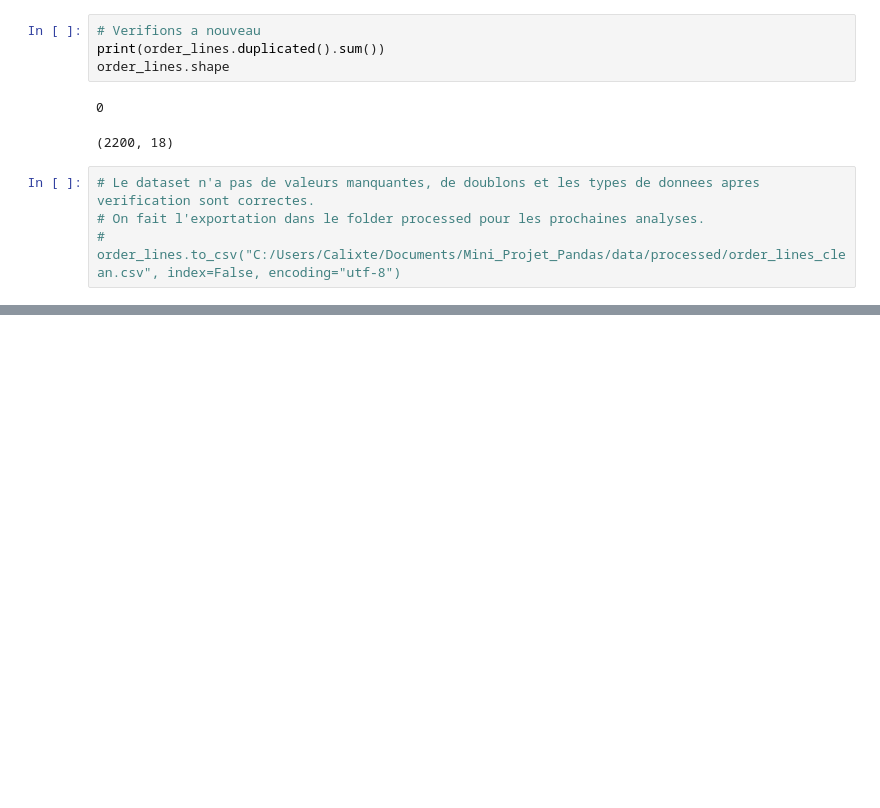
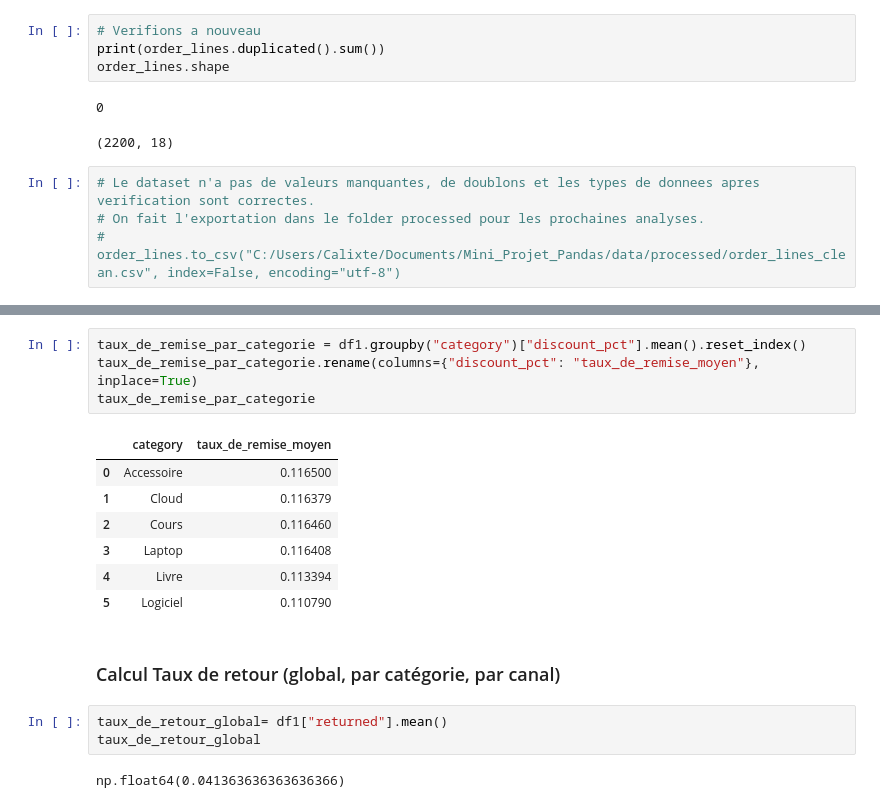
Before and after one commit to Poincare008/Mini_Projet_Pandas, a Jupyter notebook: Mini_Projet_Pandas.ipynb, the cells around one changed output, grey strips where cells are left out. Drawn from its saved outputs; the diff is of its cells as text; blank space fills up the shorter version.

```diff
--- a/Mini_Projet_Pandas.ipynb
+++ b/Mini_Projet_Pandas.ipynb
@@ -505,0 +549,19 @@ order_lines.shape
+# %%
+taux_de_remise_par_categorie = df1.groupby("category")["discount_pct"].mean().reset_index()
+taux_de_remise_par_categorie.rename(columns={"discount_pct": "taux_de_remise_moyen"}, inplace=True)
+taux_de_remise_par_categorie
+# %% [output]
+|  | category | taux_de_remise_moyen |
+| 0 | Accessoire | 0.116500 |
+| 1 | Cloud | 0.116379 |
+| 2 | Cours | 0.116460 |
+| 3 | Laptop | 0.116408 |
+| 4 | Livre | 0.113394 |
+| 5 | Logiciel | 0.110790 |
+# %% [markdown]
+ ### Calcul Taux de retour (global, par catégorie, par canal)
+# %%
+taux_de_retour_global= df1["returned"].mean()
+taux_de_retour_global
+# %% [output]
+np.float64(0.041363636363636366)
```
Also changed, not shown: parts of 17 cells of this notebook.
